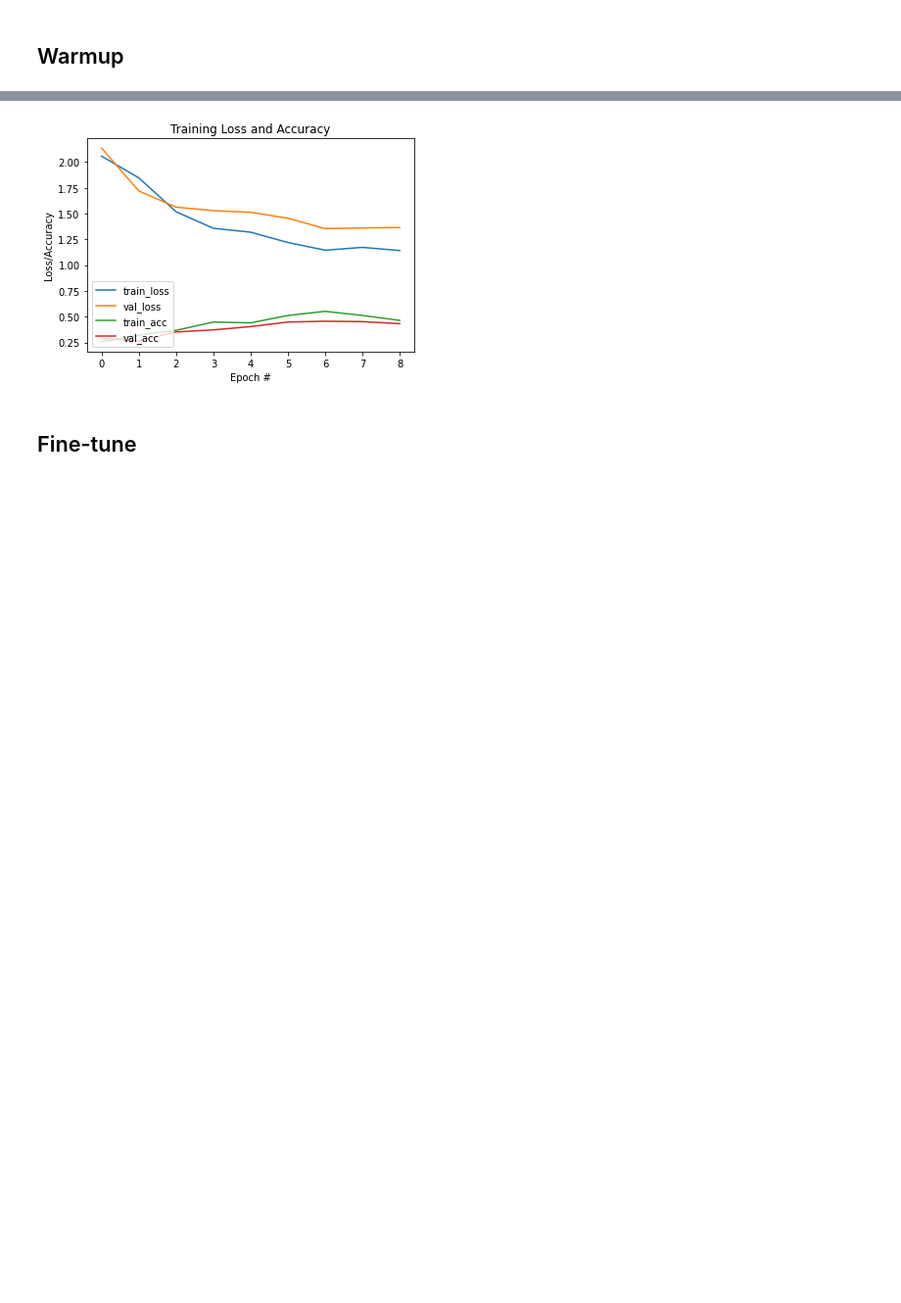
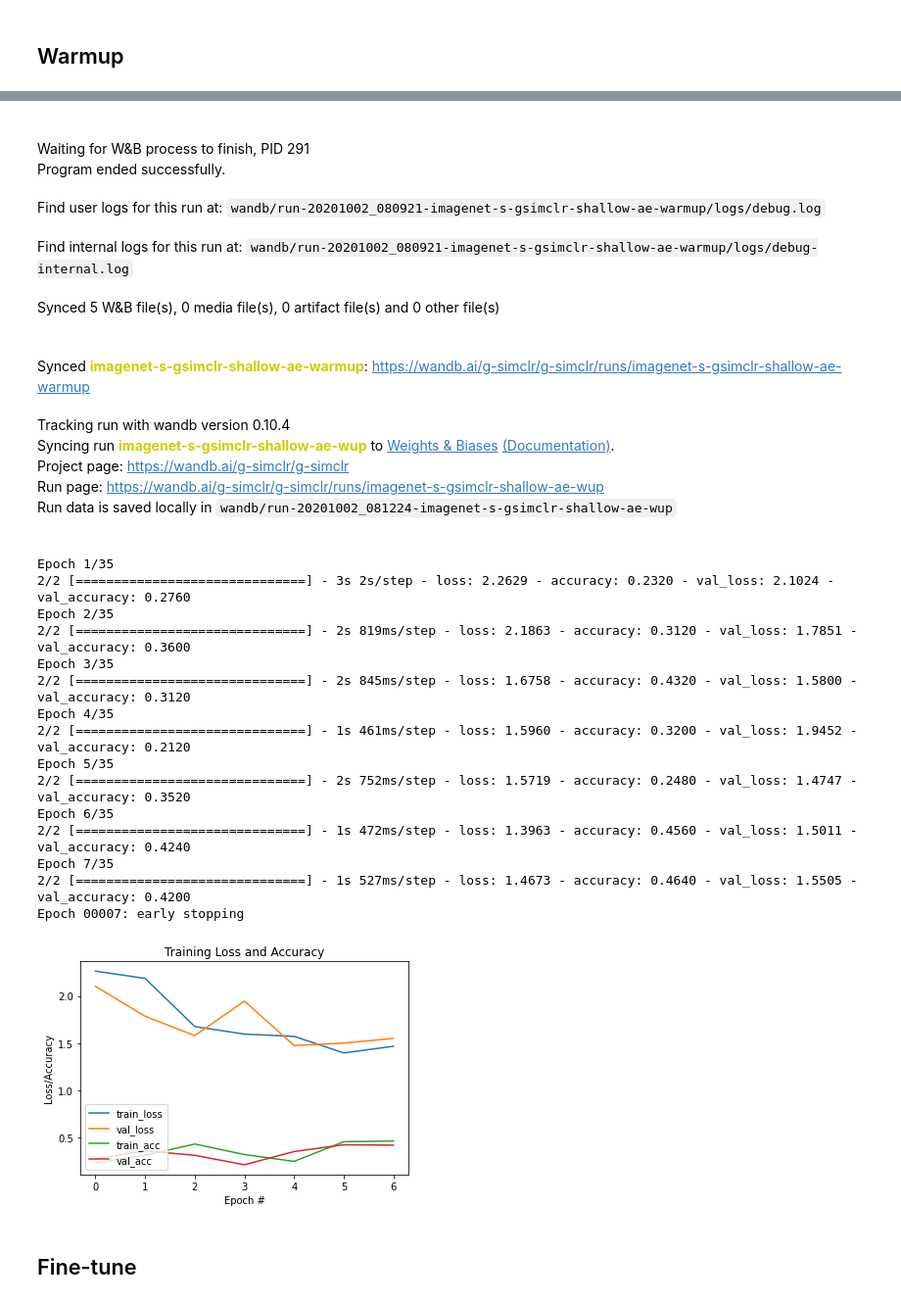
Before and after one commit to ariG23498/G-SimCLR, a Jupyter notebook: Imagenet_Subset/SimCLR_Pseudo_Labels/Shallow Autoencoder/Fine_tune_10Perc.ipynb, the cells around one changed output, grey strips where cells are left out. Shown at 98% size. Drawn from its saved outputs; the diff is of its cells as text; code cells hidden in the pictures; blank space fills up the shorter version.

Commit message:
Added wandb

```diff
--- a/Imagenet_Subset/SimCLR_Pseudo_Labels/Shallow Autoencoder/Fine_tune_10Perc.ipynb
+++ b/Imagenet_Subset/SimCLR_Pseudo_Labels/Shallow Autoencoder/Fine_tune_10Perc.ipynb
@@ -192,14 +207,14 @@ _________________________________________________________________
 es = tf.keras.callbacks.EarlyStopping(monitor="val_loss", patience=2, verbose=2, restore_best_weights=True)
 # %%
 model = get_training_model()
+wandb.init(entity="g-simclr", project="g-simclr", id="imagenet-s-gsimclr-shallow-ae-wup")
 
 model.compile(loss="sparse_categorical_crossentropy", metrics=["accuracy"],
-                     optimizer='adam')
-
+                     optimizer="adam")
 history = model.fit(X_train, y_train_enc,
                  validation_data=(X_test, y_test_enc),
                  batch_size=64,
                  epochs=35,
-                 callbacks=[es])
+                 callbacks=[es, WandbCallback()])
 plot_training(history)
 # %% [output]
@@ -225,4 +222,30 @@ Epoch 00009: early stopping
+Waiting for W&B process to finish, PID 291
+Program ended successfully.
+Find user logs for this run at: wandb/run-20201002_080921-imagenet-s-gsimclr-shallow-ae-warmup/logs/debug.log
+Find internal logs for this run at: wandb/run-20201002_080921-imagenet-s-gsimclr-shallow-ae-warmup/logs/debug-internal.log
+Synced 5 W&B file(s), 0 media file(s), 0 artifact file(s) and 0 other file(s)
+Synced imagenet-s-gsimclr-shallow-ae-warmup: https://wandb.ai/g-simclr/g-simclr/runs/imagenet-s-gsimclr-shallow-ae-warmup
+Tracking run with wandb version 0.10.4
+Syncing run imagenet-s-gsimclr-shallow-ae-wup to Weights & Biases (Documentation).
+Project page: https://wandb.ai/g-simclr/g-simclr
+Run page: https://wandb.ai/g-simclr/g-simclr/runs/imagenet-s-gsimclr-shallow-ae-wup
+Run data is saved locally in wandb/run-20201002_081224-imagenet-s-gsimclr-shallow-ae-wup
+Epoch 1/35
+2/2 [==============================] - 3s 2s/step - loss: 2.2629 - accuracy: 0.2320 - val_loss: 2.1024 - val_accuracy: 0.2760
+Epoch 2/35
+2/2 [==============================] - 2s 819ms/step - loss: 2.1863 - accuracy: 0.3120 - val_loss: 1.7851 - val_accuracy: 0.3600
+Epoch 3/35
+2/2 [==============================] - 2s 845ms/step - loss: 1.6758 - accuracy: 0.4320 - val_loss: 1.5800 - val_accuracy: 0.3120
+Epoch 4/35
+2/2 [==============================] - 1s 461ms/step - loss: 1.5960 - accuracy: 0.3200 - val_loss: 1.9452 - val_accuracy: 0.2120
+Epoch 5/35
+2/2 [==============================] - 2s 752ms/step - loss: 1.5719 - accuracy: 0.2480 - val_loss: 1.4747 - val_accuracy: 0.3520
+Epoch 6/35
+2/2 [==============================] - 1s 472ms/step - loss: 1.3963 - accuracy: 0.4560 - val_loss: 1.5011 - val_accuracy: 0.4240
+Epoch 7/35
+2/2 [==============================] - 1s 527ms/step - loss: 1.4673 - accuracy: 0.4640 - val_loss: 1.5505 - val_accuracy: 0.4200
+Epoch 00007: early stopping
-[figure, old version]
+[figure, new version]
 # %% [markdown]
 ## Fine-tune
 # %%
```
Also changed, not shown: parts of 7 cells of this notebook.
